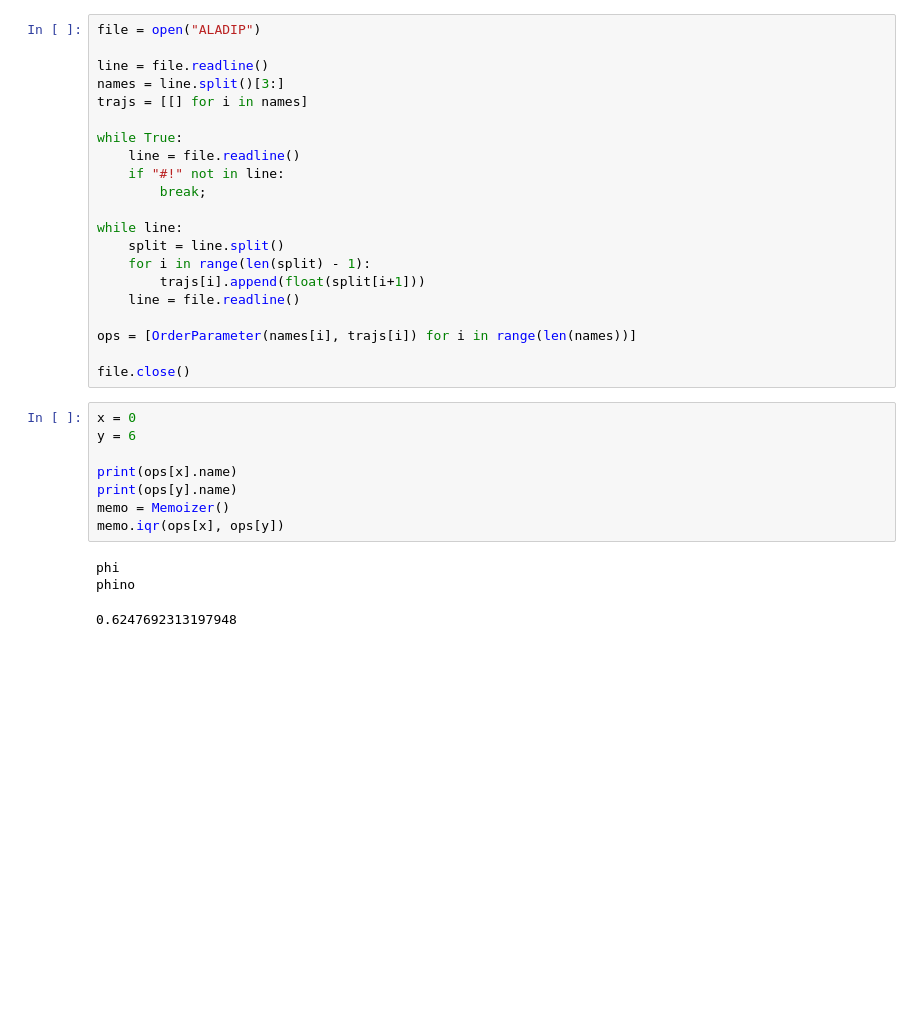
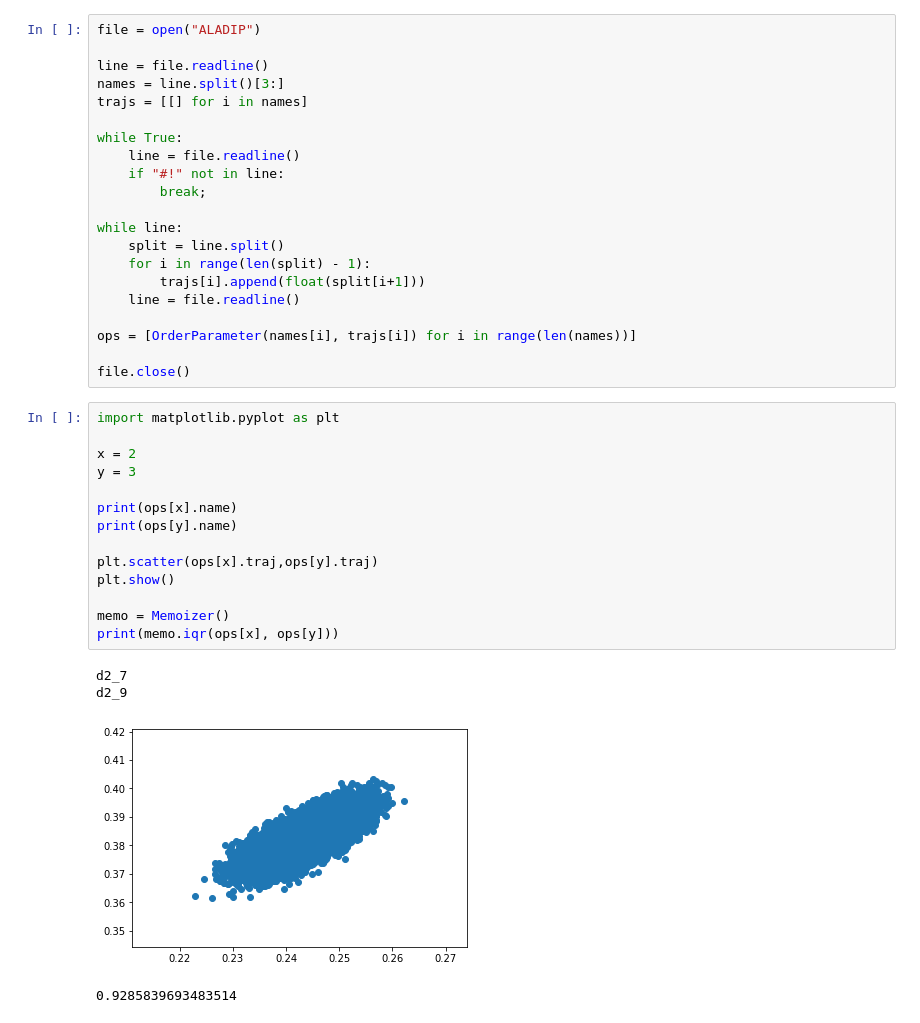
Before and after one commit to tiwarylab/amino, a Jupyter notebook: tmp/aladip.ipynb, the cells around one changed output. Drawn from its saved outputs; the diff is of its cells as text; blank space fills up the shorter version.

```diff
--- a/tmp/aladip.ipynb
+++ b/tmp/aladip.ipynb
@@ -328,14 +328,21 @@ ops = [OrderParameter(names[i], trajs[i]) for i in range(len(names))]
 
 file.close()
 # %%
-x = 0
-y = 6
+import matplotlib.pyplot as plt
+
+x = 2
+y = 3
 
 print(ops[x].name)
 print(ops[y].name)
+
+plt.scatter(ops[x].traj,ops[y].traj)
+plt.show()
+
 memo = Memoizer()
-memo.iqr(ops[x], ops[y])
+print(memo.iqr(ops[x], ops[y]))
 # %% [output]
-phi
-phino
+d2_7
+d2_9
+[figure, added]
-0.6247692313197948
+0.9285839693483514
```
Also changed, not shown: parts of 3 cells of this notebook, 7 other files.
